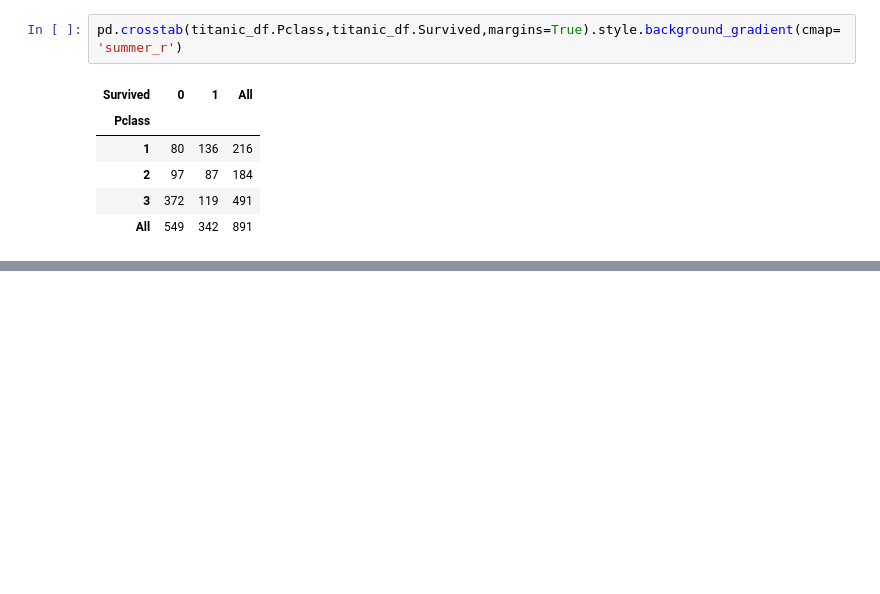
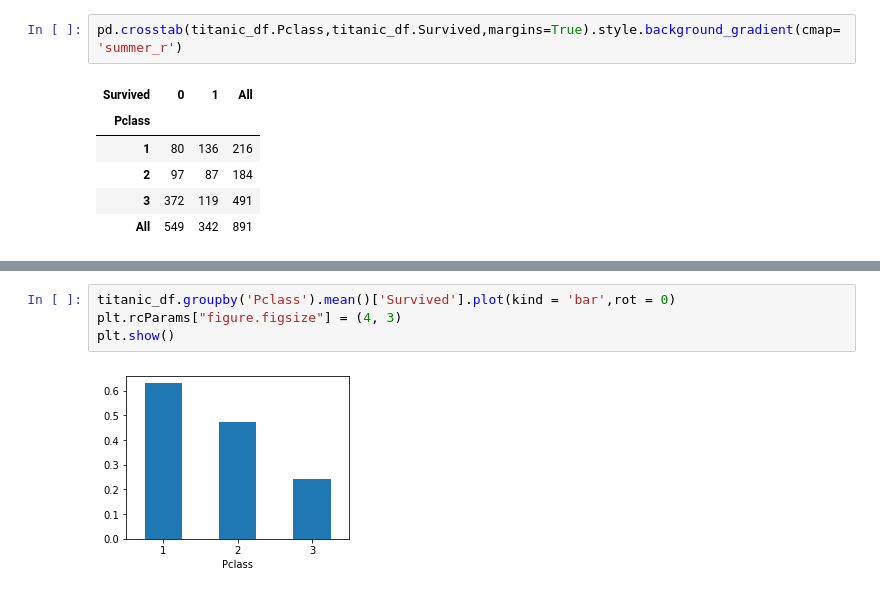
Before and after one commit to LeeJSmasw/Data_Science, a Jupyter notebook: titanic/titanic_eda1.ipynb, the cells around one changed output, grey strips where cells are left out. Drawn from its saved outputs; the diff is of its cells as text; blank space fills up the shorter version.

```diff
--- a/titanic/titanic_eda1.ipynb
+++ b/titanic/titanic_eda1.ipynb
@@ -302,3 +323,9 @@ plt.show()
+# %%
+titanic_df.groupby('Pclass').mean()['Survived'].plot(kind = 'bar',rot = 0)
+plt.rcParams["figure.figsize"] = (4, 3)
+plt.show()
+# %% [output]
+[figure, added]
 # %%
 # one-hot-encoding을 이용해 치환 성별데이터를 바이너리 값으로 변환
 pclass_train_dummies = pd.get_dummies(data['Pclass'])
```
Also changed, not shown: parts of 22 cells of this notebook.
